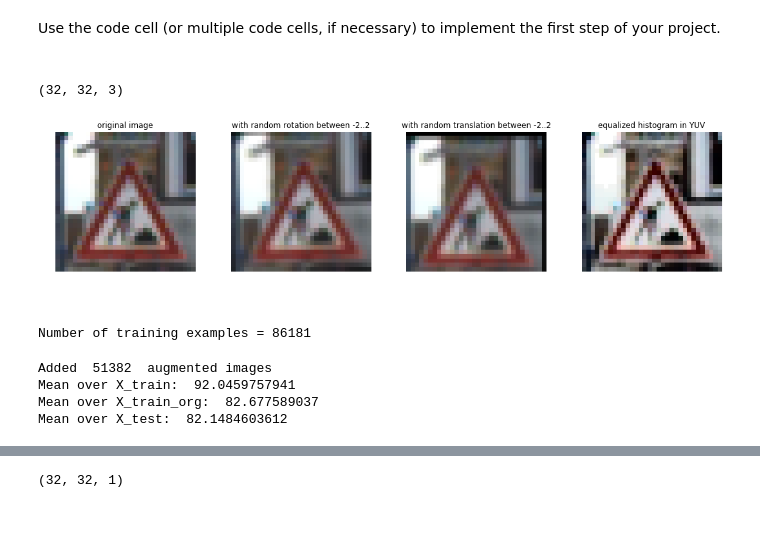
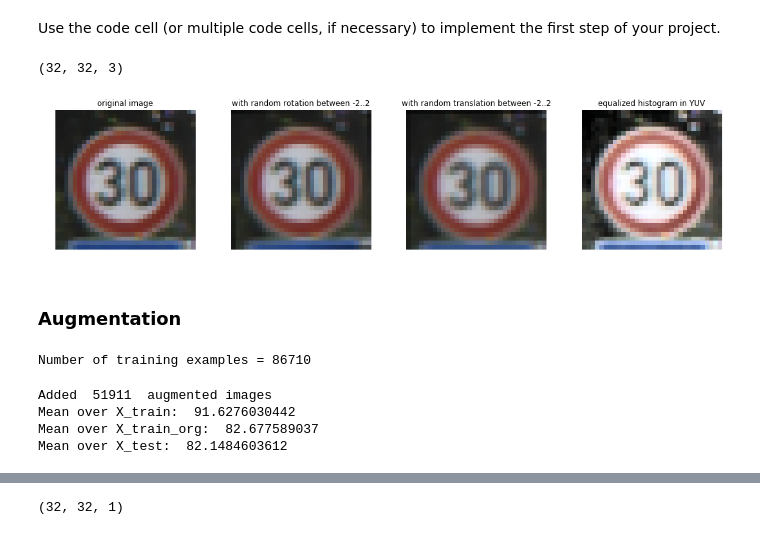
Before and after one commit to SiRi13/CarND-Traffic-Sign-Classifier-Project, a Jupyter notebook: Traffic_Sign_Classifier.ipynb, the cells around one changed output, grey strips where cells are left out. Saved outputs shown, nothing was run; the diff lists cells and outputs as text; code cells hidden in the pictures.

```diff
--- a/Traffic_Sign_Classifier.ipynb
+++ b/Traffic_Sign_Classifier.ipynb
@@ -216,36 +214,36 @@ def random_translation(image, threshold):
 
     del randX, randY, translation_matrix
     return retVal
-# %% [markdown]
-<a id='augmentation_test'></a>
 # %%
 image = X_train_org[np.random.randint(len(X_train_org))]
 aug_image1 = random_rotation(image, 2)
 aug_image2 = random_translation(image, 2)
 aug_image3 = equalize_Histogram_Y(image)
 print(image.shape)
 plt.figure(figsize=(15,6))
 plt.subplot(1,4,1)
 plt.title('original image')
 plt.imshow(image)
 plt.axis('off')
 plt.subplot(1,4,2)
 plt.title('with random rotation between -2..2')
 plt.imshow(aug_image1)
 plt.axis('off')
 plt.subplot(1,4,3)
 plt.title('with random translation between -2..2')
 plt.imshow(aug_image2)
 plt.axis('off')
 plt.subplot(1,4,4)
 plt.title('equalized histogram in YUV')
 plt.imshow(aug_image3)
 plt.axis('off')
 plt.tight_layout()
 plt.savefig('./images/image_augmentation.png', bbox_inches='tight')
+
+del image, aug_image1, aug_image2, aug_image3
 # %% [output]
 (32, 32, 3)
-[figure, old version]
+[figure, new version]
 # %%
 def augment_image(image, α=1, x=1, k=3):
     rnd_op = np.random.randint(0,3)
@@ -261,19 +259,19 @@ def augment_image(image, α=1, x=1, k=3):
 
     del rnd_op
     return image
-# %% [markdown]
-<a id='augmentation'></a>
+# %% [markdown]
+### Augmentation
 # %%
-X_aug_all = list()
-y_aug_all = list()
+X_aug = list()
+y_aug = list()
+org_to_aug = list()
+
 if not training_set_balanced:
     kernel_sizes = [3, 5, 7, 9]
     images_per_class = np.bincount(y_train)
     max_image_count = np.max(images_per_class)
     for classId in range(n_classes):
-        X_aug = list()
-        y_aug = list()
-        X_source = X_train[np.where(y_train == classId)]
+        X_source = X_train_org[np.where(y_train == classId)]
         new_image_count = max_image_count - images_per_class[classId] + np.random.randint(-50, 50)
         if new_image_count < 1:
             continue
@@ -281,33 +279,34 @@ if not training_set_balanced:
             α = 2
             thrsld = 2
             randSourceIdx = np.random.randint(images_per_class[classId])
-            X_aug.append(augment_image(X_source[randSourceIdx], α, thrsld))
+            sourceImage = X_source[randSourceIdx]
+            augImage = augment_image(sourceImage, α, thrsld)
+            X_aug.append(augImage)
             y_aug.append(classId)
+            org_to_aug.append((sourceImage, augImage))
 
-        X_aug_all += X_aug
-        y_aug_all += y_aug
-        X_train = np.append(X_train, X_aug, axis=0)
-        y_train = np.append(y_train, y_aug, axis=0)
+    X_train = np.append(X_train, X_aug, axis=0)
+    y_train = np.append(y_train, y_aug, axis=0)
 
-    del X_aug, y_aug, kernel_sizes, images_per_class, max_image_count, new_image_count
+    del kernel_sizes, images_per_class, max_image_count, new_image_count, sourceImage, augImage
     training_set_balanced = True
 
 n_train = np.size(y_train)
 print("Number of training examples =", n_train)
 assert(len(X_train) == len(y_train))
 # %% [output]
-Number of training examples = 86181
+Number of training examples = 86710
 # %%
 mean_X_train = np.mean(X_train)
 mean_X_train_org = np.mean(X_train_org)
 mean_X_test = np.mean(X_test)
 # %%
-print("Added ", len(X_aug_all), " augmented images")
+print("Added ", len(X_aug), " augmented images")
 print("Mean over X_train: ", mean_X_train, "\nMean over X_train_org: ", mean_X_train_org,\
       "\nMean over X_test: ", mean_X_test)
 # %% [output]
-Added  51382  augmented images
-Mean over X_train:  92.0459757941
+Added  51911  augmented images
+Mean over X_train:  91.6276030442
 Mean over X_train_org:  82.677589037
 Mean over X_test:  82.1484603612
 # %%
```
Also changed, not shown: parts of 41 cells of this notebook, 3 other files.
